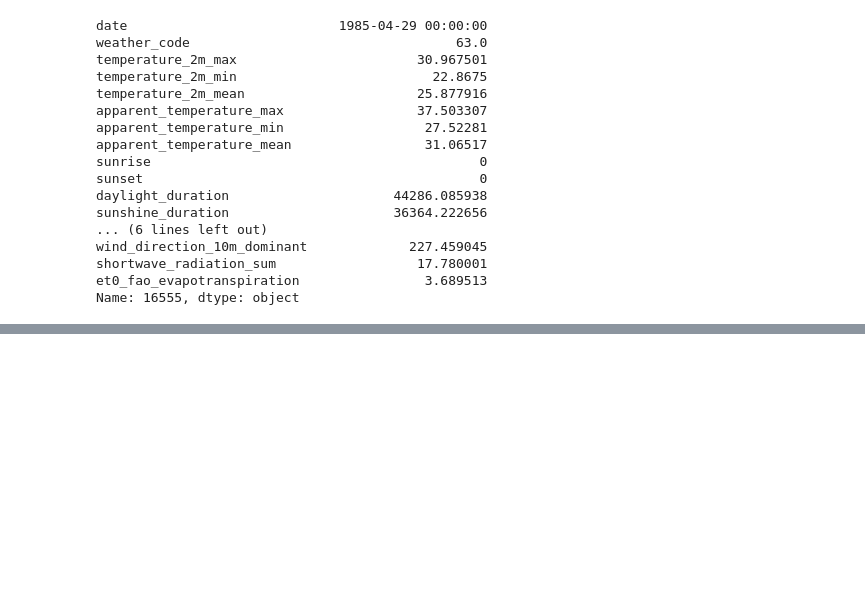
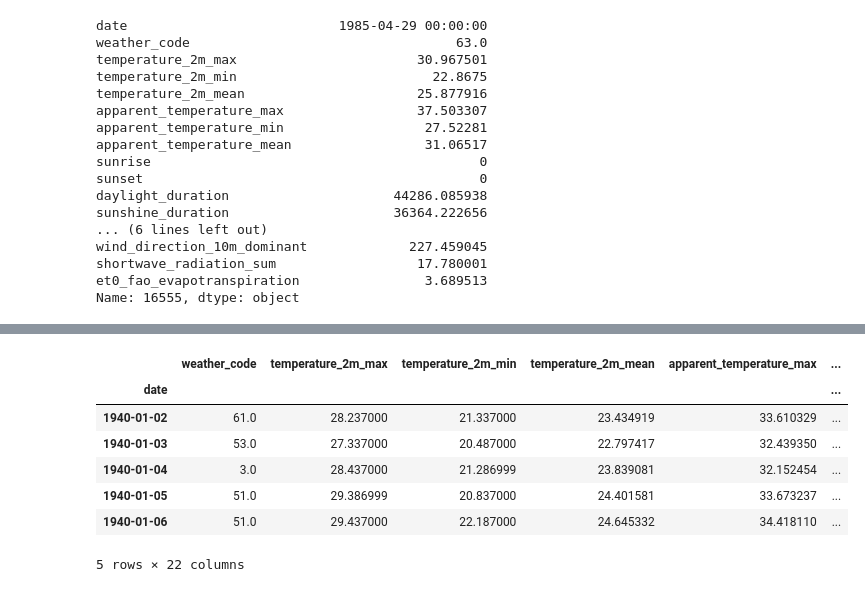
Before and after one commit to KwenteaneResearch/weather_checker, a Jupyter notebook: Notebooks/weather-api-exploration.ipynb, the cells around one changed output, grey strips where cells are left out. Cells and saved outputs as stored; diff of their text form; code cells hidden in the pictures; blank space fills up the shorter version.

```diff
--- a/Notebooks/weather-api-exploration.ipynb
+++ b/Notebooks/weather-api-exploration.ipynb
@@ -227,0 +180,11 @@ daily_dataframe.groupby(daily_dataframe.index.dayofyear).mean()
+# %%
+daily_dataframe.head()
+# %% [output]
+|  | weather_code | temperature_2m_max | temperature_2m_min | temperature_2m_mean | apparent_temperature_max | ... |
+| date |  |  |  |  |  | ... |
+| 1940-01-02 | 61.0 | 28.237000 | 21.337000 | 23.434919 | 33.610329 | ... |
+| 1940-01-03 | 53.0 | 27.337000 | 20.487000 | 22.797417 | 32.439350 | ... |
+| 1940-01-04 | 3.0 | 28.437000 | 21.286999 | 23.839081 | 32.152454 | ... |
+| 1940-01-05 | 51.0 | 29.386999 | 20.837000 | 24.401581 | 33.673237 | ... |
+| 1940-01-06 | 51.0 | 29.437000 | 22.187000 | 24.645332 | 34.418110 | ... |
+5 rows × 22 columns
```
Also changed, not shown: parts of 13 cells of this notebook, 2 other files.
